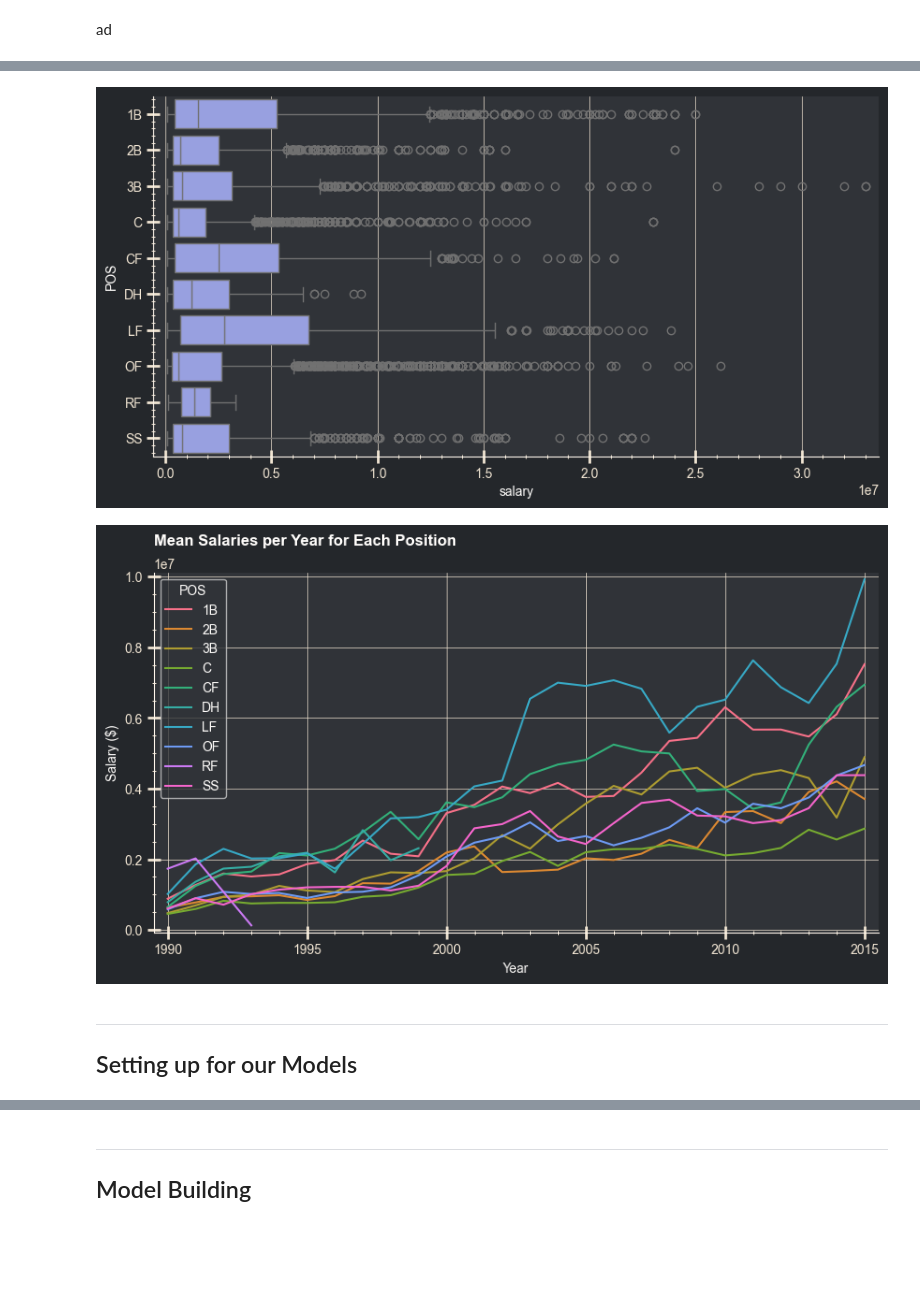
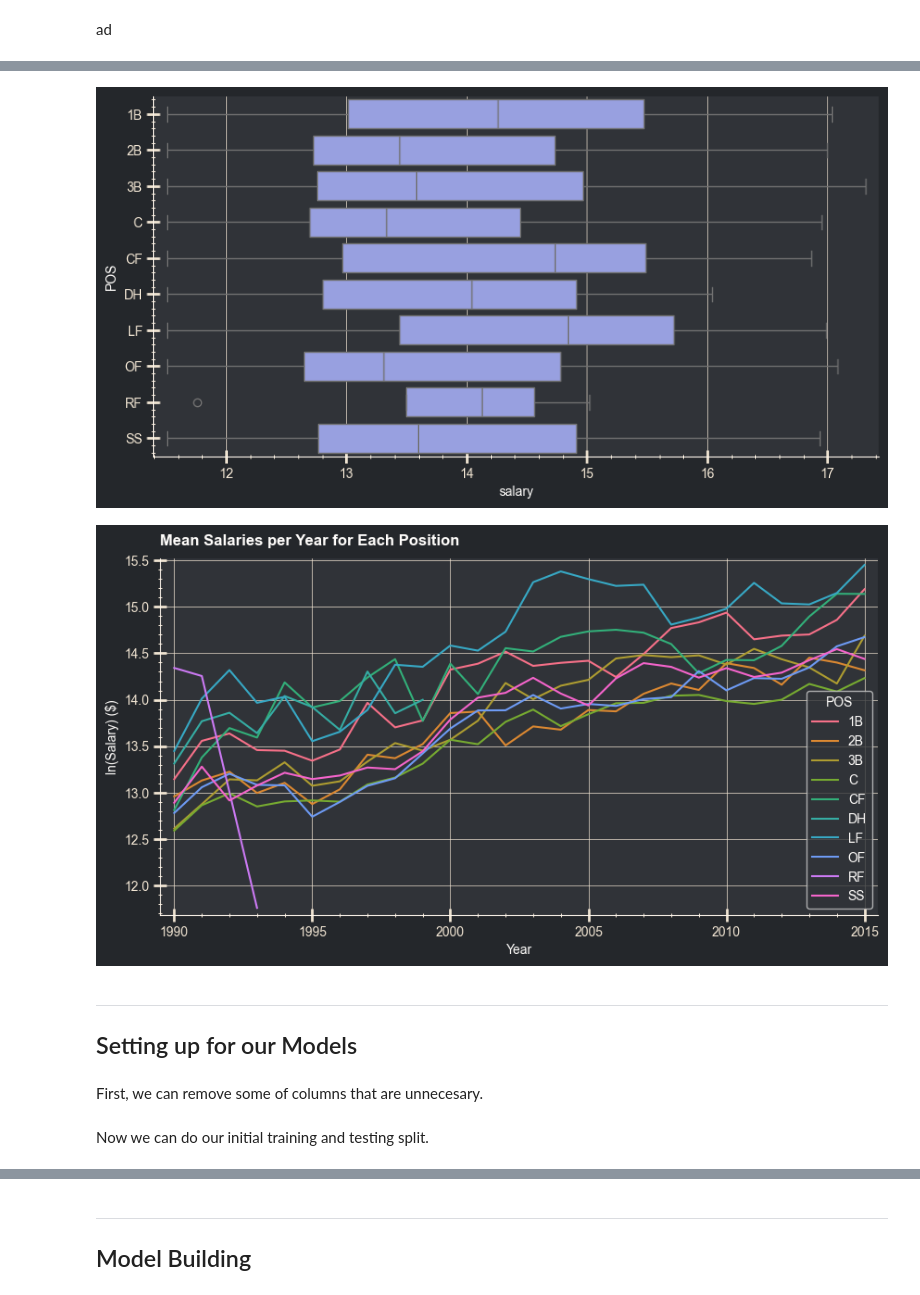
Before and after one commit to kpayton2903/PSTAT_131, a Jupyter notebook: Final_Project.ipynb, the cells around one changed output, grey strips where cells are left out. Saved outputs shown, nothing was run; the diff lists cells and outputs as text; code cells hidden in the pictures; blank space fills up the shorter version.

```diff
--- a/Final_Project.ipynb
+++ b/Final_Project.ipynb
@@ -222,3 +226,5 @@ final_data.describe()
+# %%
+final_data['salary'] = np.log(final_data['salary'])
 # %% [markdown]
 Now let's make a correlation matrix with all our continuous numerical variables (`yearID`, `salary`, `G`, `AB`, `R`, `H`, `2B`, `3B`, `HR`, `RBI`, `SB`, `CS`, `BB`, `SO`, `IBB`, `HBP`, `SH`, `SF`, `GIDP`) to see how they are correlated with each other.
 # %%
@@ -286,18 +292,20 @@ plt.figure(figsize=(10,5))
 sns.boxplot(data=final_data, x='salary', y='POS')
 plt.show()
 # %% [output]
-[figure, old version]
+[figure, new version]
 # %%
 mean_salaries = final_data.groupby(by=['yearID', 'POS'], observed=True)['salary'].mean().reset_index()
 
 plt.figure(figsize=(10,5))
 sns.lineplot(data=mean_salaries, x='yearID', y='salary', hue='POS')
 plt.xlabel('Year')
-plt.ylabel('Salary ($)')
+plt.ylabel('ln(Salary) ($)')
 plt.title('Mean Salaries per Year for Each Position')
 plt.show()
 # %% [output]
-[figure, old version]
+[figure, new version]
 # %% [markdown]
 ---
 ## Setting up for our Models
+# %% [markdown]
+First, we can remove some of columns that are unnecesary.
@@ -303,0 +316,2 @@ plt.show()
+# %% [markdown]
+Now we can do our initial training and testing split.
```
Also changed, not shown: parts of 13 cells of this notebook, 2 other files.
